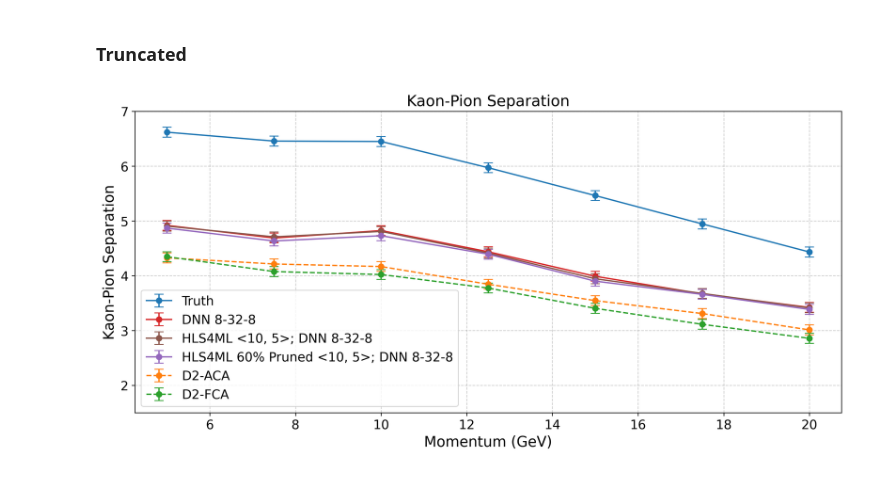
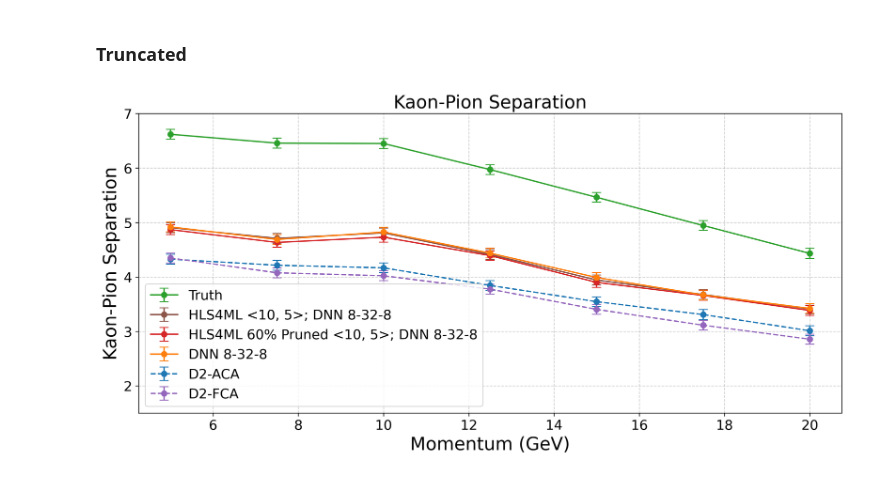
Before and after one commit to dnzy06/drift-chamber-ml, a Jupyter notebook: code/kaon_pion_separation.ipynb, the cells around one changed output. Saved outputs shown, nothing was run; the diff lists cells and outputs as text; code cells hidden in the pictures.

```diff
--- a/code/kaon_pion_separation.ipynb
+++ b/code/kaon_pion_separation.ipynb
@@ -1736,34 +1736,33 @@ y_err_cnn = calculate_separation_error(mean_pion_cnn, mean_kaon_cnn, std_pion_cn
 # %%
 import matplotlib.pyplot as plt
 results_dir = '../results/'
 import math
 
-fontsize = 16
+fontsize = 20
 
-plt.rc('font', size=14)
+plt.rc('font', size=15)
 
 len_scaler = 10 * math.sqrt(2)
 
 plt.figure(figsize=(14, 6), dpi=300)
-plt.errorbar(momenta, kp_separation_TRUTH * len_scaler, yerr = y_err_truth, fmt='-o', label = 'Truth', capsize=5)
-
-plt.errorbar(momenta, np.asarray(kp_separation_DNN) * len_scaler, yerr = y_err_dnn_8_32_8, fmt='-o', label = 'DNN 8-32-8', capsize=5, color = 'tab:red')
+plt.errorbar(momenta, kp_separation_TRUTH * len_scaler, yerr = y_err_truth, fmt='-o', label = 'Truth', capsize=5, color='tab:green')
 
 plt.errorbar(momenta, np.asarray(kp_10_5_hls) * len_scaler, yerr = y_err_10_5, fmt='-o', label = 'HLS4ML <10, 5>; DNN 8-32-8',capsize=5, color = 'tab:brown')
-plt.errorbar(momenta, np.asarray(kp_10_5_0_6_pruned_hls) * len_scaler, yerr = y_err_10_5_0_6_pruned, fmt='-o', label = 'HLS4ML 60% Pruned <10, 5>; DNN 8-32-8',capsize=5, color = 'tab:purple')
+plt.errorbar(momenta, np.asarray(kp_10_5_0_6_pruned_hls) * len_scaler, yerr = y_err_10_5_0_6_pruned, fmt='-o', label = 'HLS4ML 60% Pruned <10, 5>; DNN 8-32-8',capsize=5, color = 'tab:red')
+plt.errorbar(momenta, np.asarray(kp_separation_DNN) * len_scaler, yerr = y_err_dnn_8_32_8, fmt='-o', label = 'DNN 8-32-8', capsize=5, color = 'tab:orange')
 
-plt.errorbar(momenta, kp_separation_ACA * len_scaler, yerr = y_err_aca, fmt='--o', label = 'D2-ACA', capsize=5, color ='tab:orange')
-plt.errorbar(momenta, kp_separation_FCA * len_scaler, yerr = y_err_fca, fmt='--o', label = 'D2-FCA', capsize=5, color = 'tab:green')
+plt.errorbar(momenta, kp_separation_ACA * len_scaler, yerr = y_err_aca, fmt='--o', label = 'D2-ACA', capsize=5, color ='tab:blue')
+plt.errorbar(momenta, kp_separation_FCA * len_scaler, yerr = y_err_fca, fmt='--o', label = 'D2-FCA', capsize=5, color='tab:purple')
 
 # plt.errorbar(momenta, kp_separation_D2_CNN * len_scaler, yerr = y_err_d2_cnn, fmt='-o', label = 'D2-CNN', capsize=5)
 # plt.errorbar(momenta, kp_separation_cnn * len_scaler, yerr = y_err_cnn, fmt='-o', label = 'CNN', capsize=5)
 
 plt.ylim(1.5, 7)
 plt.grid(True, color='gray', linestyle='--', alpha=0.4)
 plt.xlabel('Momentum (GeV)', fontsize = fontsize)
 plt.ylabel('Kaon-Pion Separation', fontsize = fontsize)
 plt.legend()
-plt.title('Kaon-Pion Separation')
+plt.title('Kaon-Pion Separation', fontsize=fontsize)
 plt.savefig(results_dir + 'kaon_pion_50k_revision.png')
 # %% [output]
-[figure, old version]
+[figure, new version]
```
Also changed, not shown: parts of 3 cells of this notebook, 2 other files.
